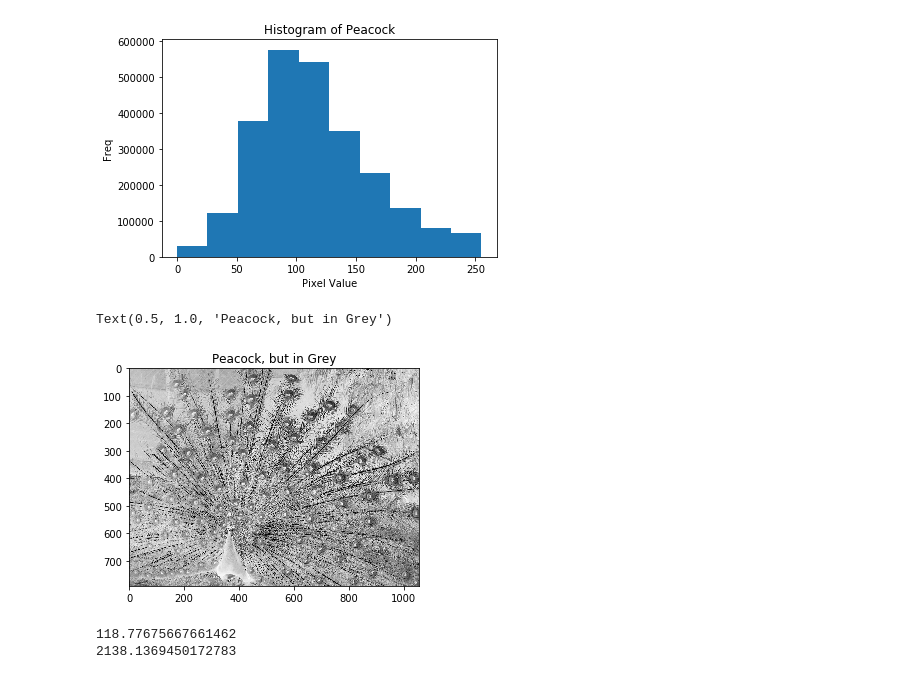
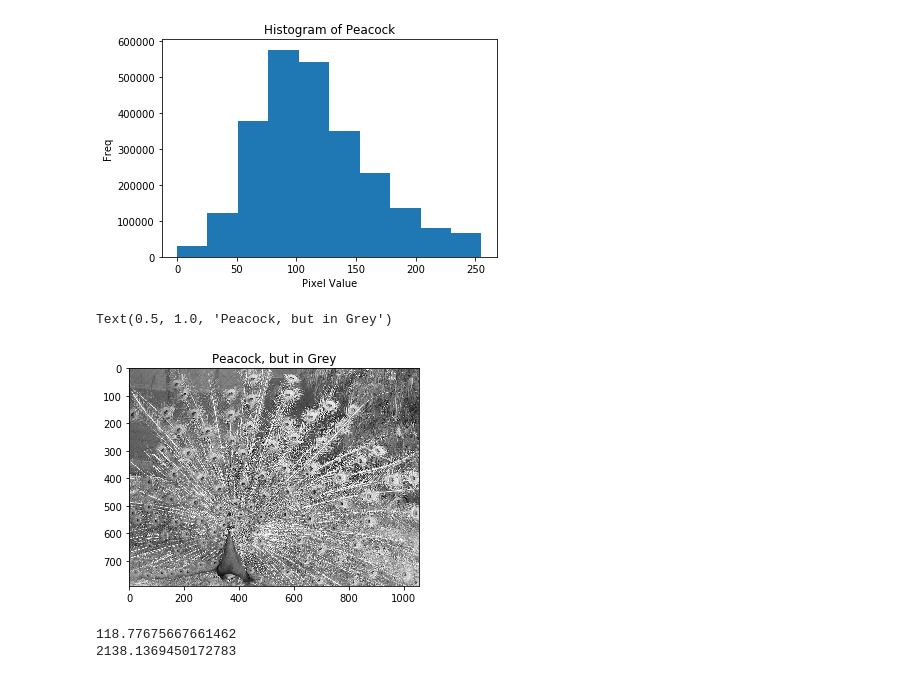
Before and after one commit to kensekense/unige-spring-2020, a Jupyter notebook: privacy/tp1/TP1.ipynb, the cells around one changed output. Saved outputs shown, nothing was run; the diff lists cells and outputs as text; code cells hidden in the pictures.

```diff
--- a/privacy/tp1/TP1.ipynb
+++ b/privacy/tp1/TP1.ipynb
@@ -29,11 +30,11 @@ Text(0.5, 1.0, 'Histogram of Peacock')
 # %%
 #convert the image to greyscale
 peacockGRAY = cv2.cvtColor(peacock, cv2.COLOR_BGR2GRAY)
-plt.imshow(peacockGRAY, cmap="Greys")
+plt.imshow(peacockGRAY, cmap="Greys_r")
 plt.title("Peacock, but in Grey")
 # %% [output]
 Text(0.5, 1.0, 'Peacock, but in Grey')
-[figure, old version]
+[figure, new version]
 # %%
 #determine the global mean and global variance of the peacock
 globmean = np.mean(peacockGRAY)
```
Also changed, not shown: parts of 38 cells of this notebook, 2 other files.
